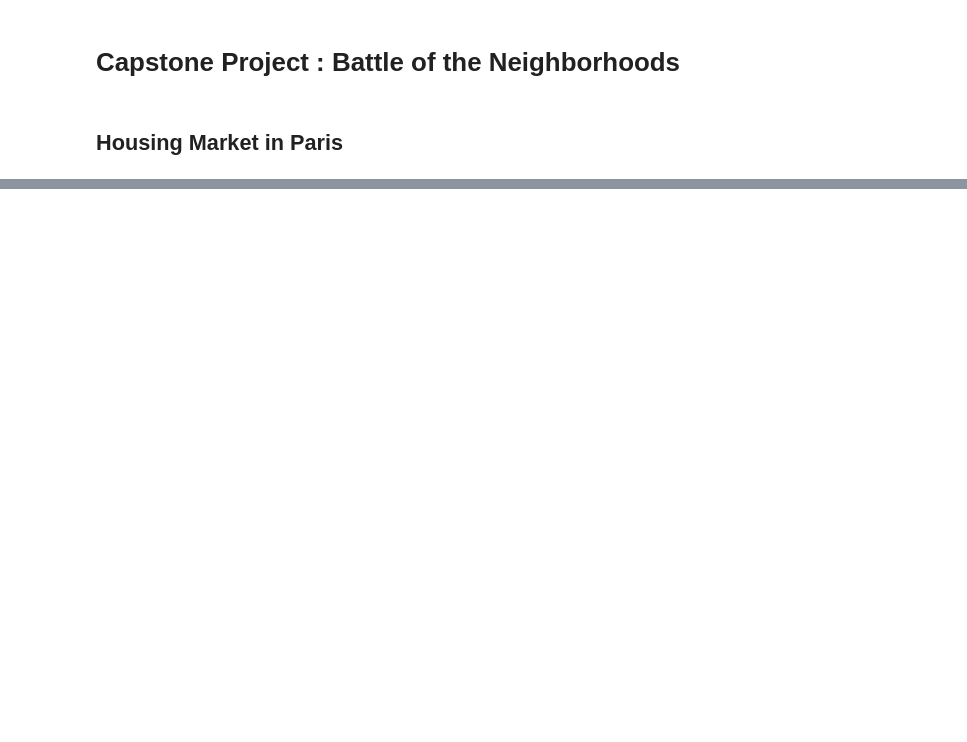
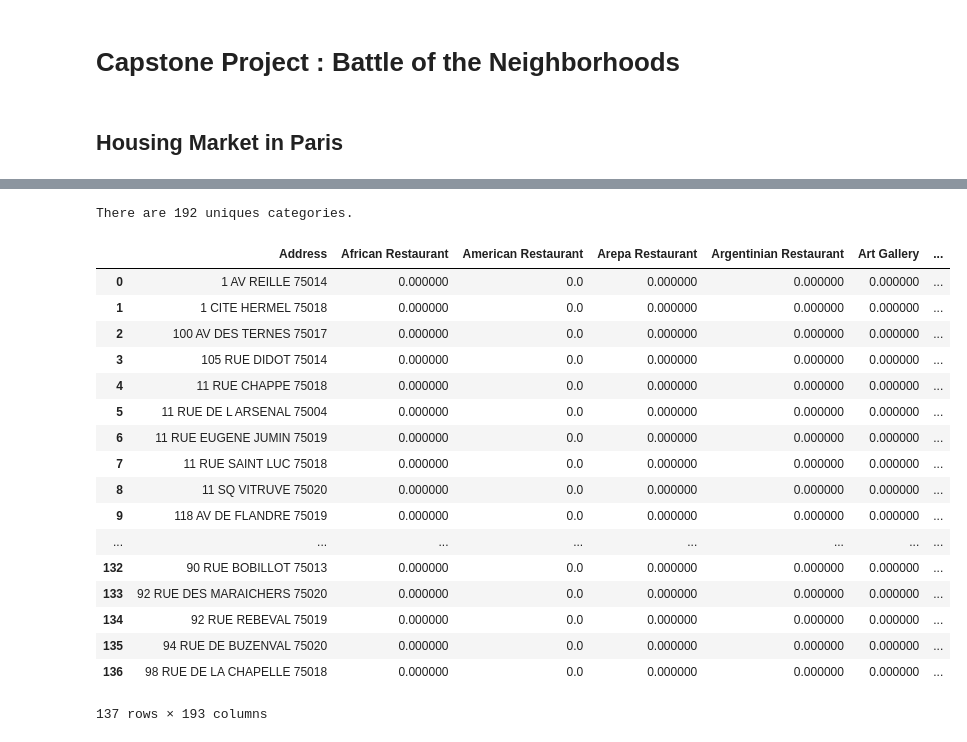
Before and after one commit to Yush89/Coursera_Capstone, a Jupyter notebook: The Battle of Neighborhoods.ipynb, the cells around one changed output, grey strips where cells are left out. Cells and saved outputs as stored; diff of their text form; code cells hidden in the pictures; blank space fills up the shorter version.

```diff
--- a/The Battle of Neighborhoods.ipynb
+++ b/The Battle of Neighborhoods.ipynb
@@ -65,0 +293,9 @@ ratp.head()
+# %%
+#Get Paris coordinnates
+address = 'Paris, France'
+
+geolocator = Nominatim()
+location = geolocator.geocode(address)
+Latitude = location.latitude
+Longitude = location.longitude
+print('The geograpical coordinate of Paris are {}, {}.'.format(Latitude, Longitude))
@@ -65,0 +304,14 @@ ratp.head()
+# %%
+# create map of Paris using latitude and longitude values
+map_paris = folium.Map(location=[Latitude, Longitude], zoom_start=13)
+
+# add markers to map
+for lat, lng in zip(paris_aff['latitude'], paris_aff['longitude']) :
+    folium.CircleMarker(
+        [lat, lng],
+        radius=10,
+        color='blue',
+        fill=True,
+        fill_color='#3186cc',
+        fill_opacity=0.7).add_to(map_paris)
+map_paris
@@ -65,0 +326,4 @@ ratp.head()
+# %%
+#Restrict our dataabse to a much smaller sample
+paris_best = paris_aff[(paris_aff['Price'] <= 320000.0) & (paris_aff['Price'] > 150000.0) & (paris_aff['Surface'] >= 40.0) & (paris_aff['Number_of_rooms'] > 2)].reset_index(drop=True)
+paris_best.head()
@@ -65,0 +435,30 @@ ratp.head()
+# %%
+# get the List of Unique Categories
+print('There are {} uniques categories.'.format(len(venues['Venue Category'].unique())))
+# %% [output]
+There are 192 uniques categories.
+# %%
+# One hot encoding
+paris_onehot = pd.get_dummies(venues[['Venue Category']], prefix="", prefix_sep="")
+paris_onehot['Address'] = venues['Neighbourhood']
+paris_grouped = paris_onehot.groupby('Address').mean().reset_index()
+paris_grouped
+# %% [output]
+|  | Address | African Restaurant | American Restaurant | Arepa Restaurant | Argentinian Restaurant | Art Gallery | ... |
+| 0 | 1 AV REILLE 75014 | 0.000000 | 0.0 | 0.000000 | 0.000000 | 0.000000 | ... |
+| 1 | 1 CITE HERMEL 75018 | 0.000000 | 0.0 | 0.000000 | 0.000000 | 0.000000 | ... |
+| 2 | 100 AV DES TERNES 75017 | 0.000000 | 0.0 | 0.000000 | 0.000000 | 0.000000 | ... |
+| 3 | 105 RUE DIDOT 75014 | 0.000000 | 0.0 | 0.000000 | 0.000000 | 0.000000 | ... |
+| 4 | 11 RUE CHAPPE 75018 | 0.000000 | 0.0 | 0.000000 | 0.000000 | 0.000000 | ... |
+| 5 | 11 RUE DE L ARSENAL 75004 | 0.000000 | 0.0 | 0.000000 | 0.000000 | 0.000000 | ... |
+| 6 | 11 RUE EUGENE JUMIN 75019 | 0.000000 | 0.0 | 0.000000 | 0.000000 | 0.000000 | ... |
+| 7 | 11 RUE SAINT LUC 75018 | 0.000000 | 0.0 | 0.000000 | 0.000000 | 0.000000 | ... |
+| 8 | 11 SQ VITRUVE 75020 | 0.000000 | 0.0 | 0.000000 | 0.000000 | 0.000000 | ... |
+| 9 | 118 AV DE FLANDRE 75019 | 0.000000 | 0.0 | 0.000000 | 0.000000 | 0.000000 | ... |
+| ... | ... | ... | ... | ... | ... | ... | ... |
+| 132 | 90 RUE BOBILLOT 75013 | 0.000000 | 0.0 | 0.000000 | 0.000000 | 0.000000 | ... |
+| 133 | 92 RUE DES MARAICHERS 75020 | 0.000000 | 0.0 | 0.000000 | 0.000000 | 0.000000 | ... |
+| 134 | 92 RUE REBEVAL 75019 | 0.000000 | 0.0 | 0.000000 | 0.000000 | 0.000000 | ... |
+| 135 | 94 RUE DE BUZENVAL 75020 | 0.000000 | 0.0 | 0.000000 | 0.000000 | 0.000000 | ... |
+| 136 | 98 RUE DE LA CHAPELLE 75018 | 0.000000 | 0.0 | 0.000000 | 0.000000 | 0.000000 | ... |
+137 rows × 193 columns
```
Also changed, not shown: parts of 74 cells of this notebook.
